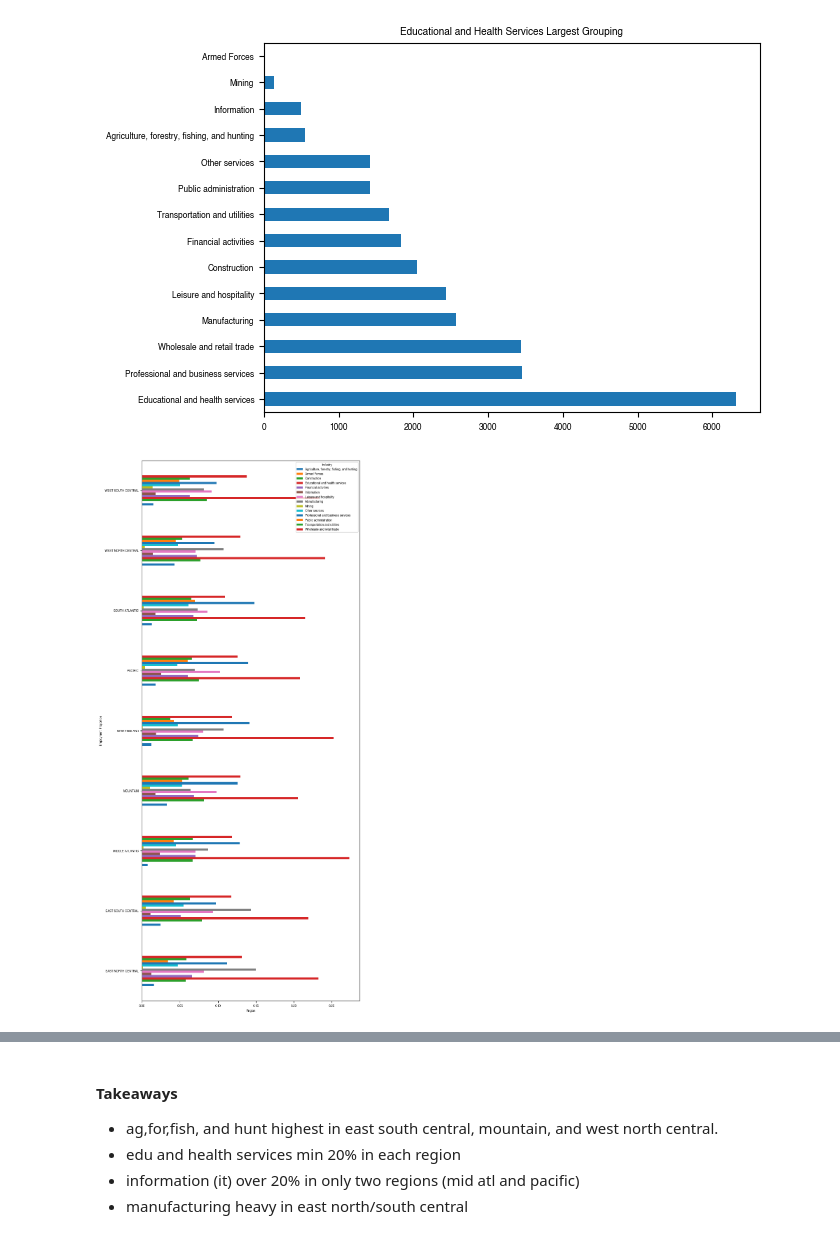
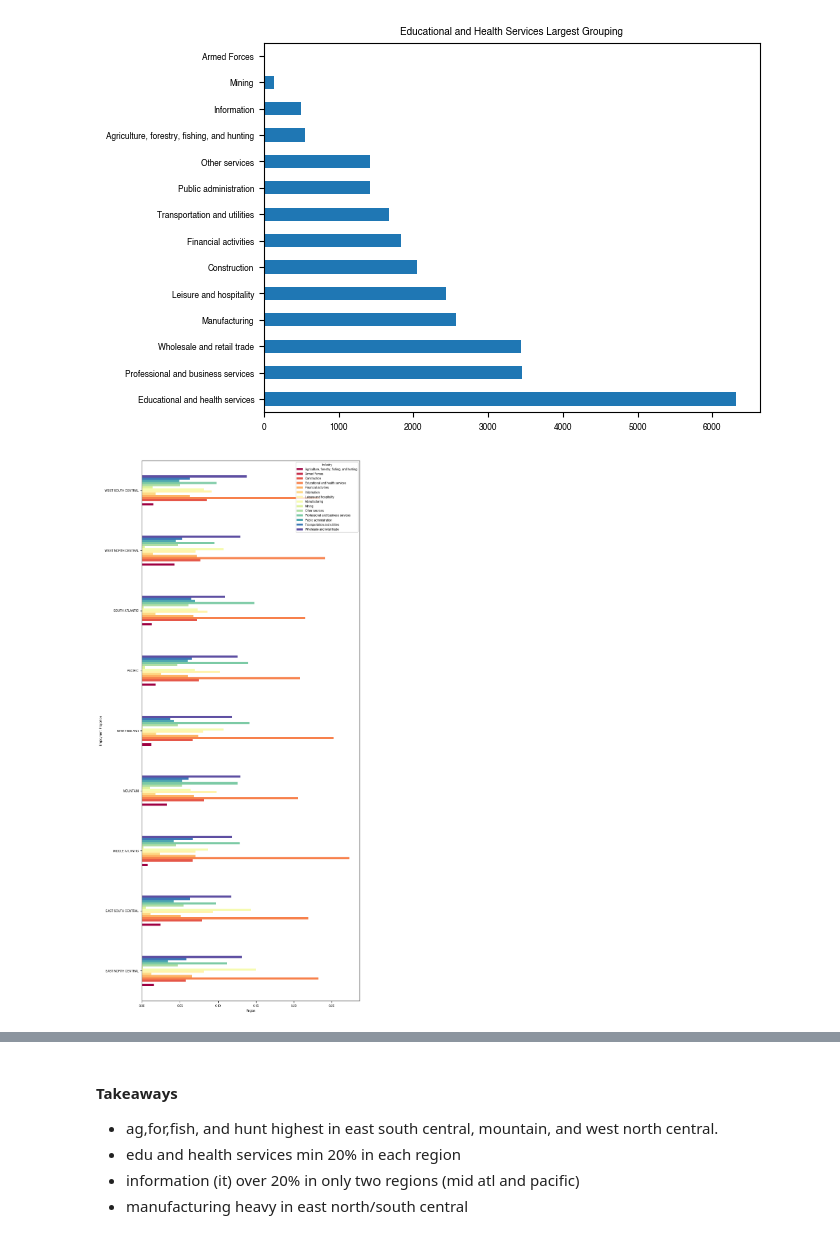
Before and after one commit to joshua-shorterivey/oct_2022_unemployment_project, a Jupyter notebook: explore.ipynb, the cells around one changed output, grey strips where cells are left out. Saved outputs shown, nothing was run; the diff lists cells and outputs as text; code cells hidden in the pictures.

```diff
--- a/explore.ipynb
+++ b/explore.ipynb
@@ -379,18 +378,19 @@ industry_counts.plot.barh(title='Educational and Health Services Largest Groupin
 # %% [output]
 <AxesSubplot:title={'center':'Educational and Health Services Largest Grouping'}>
 [figure]
+# %%
+# draw a grouped bar chart that shows industry proportion per region
+df_bar = train.groupby(['region'])['industry'].value_counts(normalize=True).unstack()
 # %%
-# draw a grouped bar chart that shows industry proportion per region
-df_bar = train.groupby(['country_region'])['industry'].value_counts(normalize=True).unstack()
 
-# Draw bar plot
+# Draw bar plot --> add 2nd legend
 fig, ax = plt.subplots(figsize=(8,20))
-df_bar.plot(kind='barh', ax=ax)
+df_bar.plot(kind='barh', ax=ax, colormap='Spectral')
 plt.legend(title='Industry')
 plt.ylabel('Employment Proportion')
 plt.xlabel('Region')
 plt.show()
 # %% [output]
-[figure, old version]
+[figure, new version]
 # %%
 # Chart Displaying industry proportions by region
```
Also changed, not shown: parts of 27 cells of this notebook, 2 other files.
